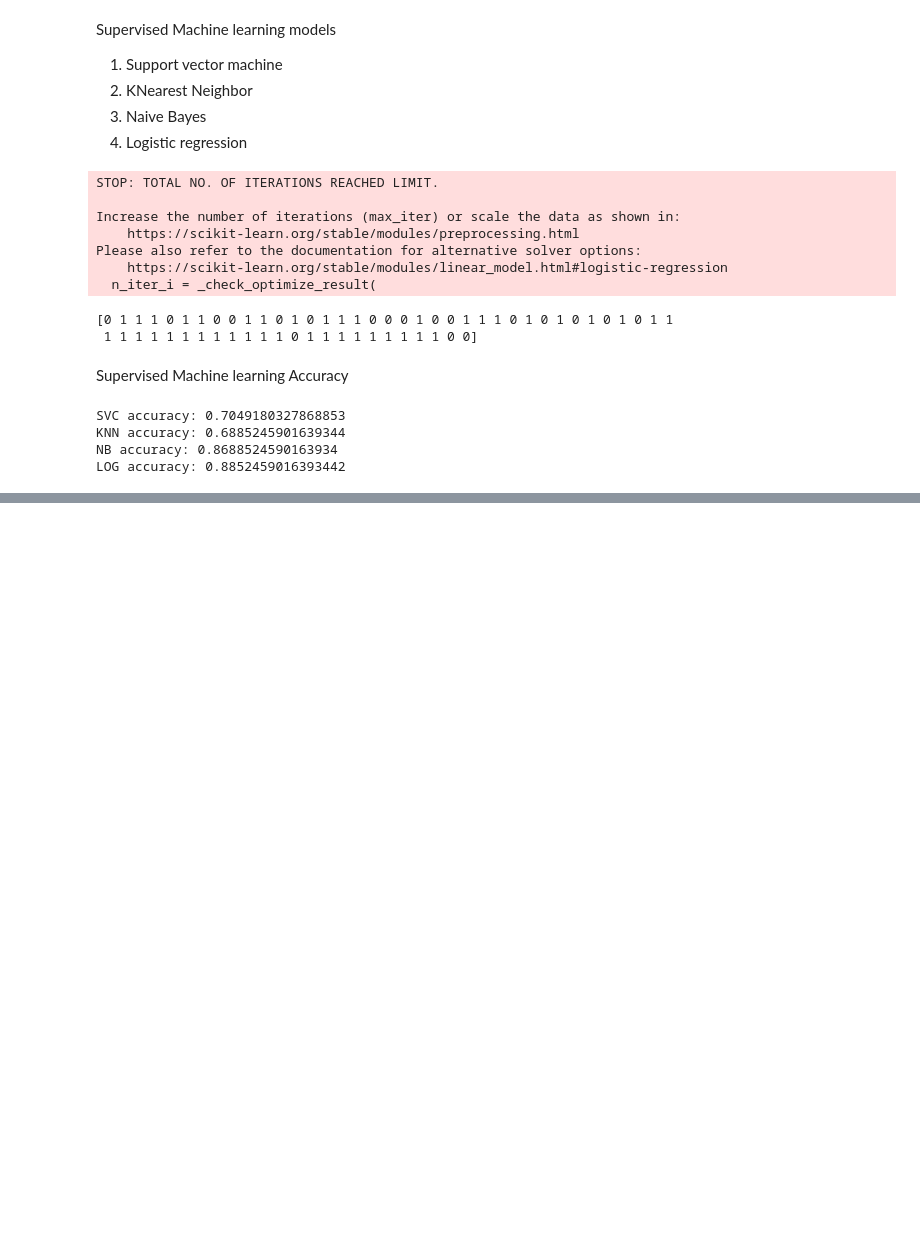
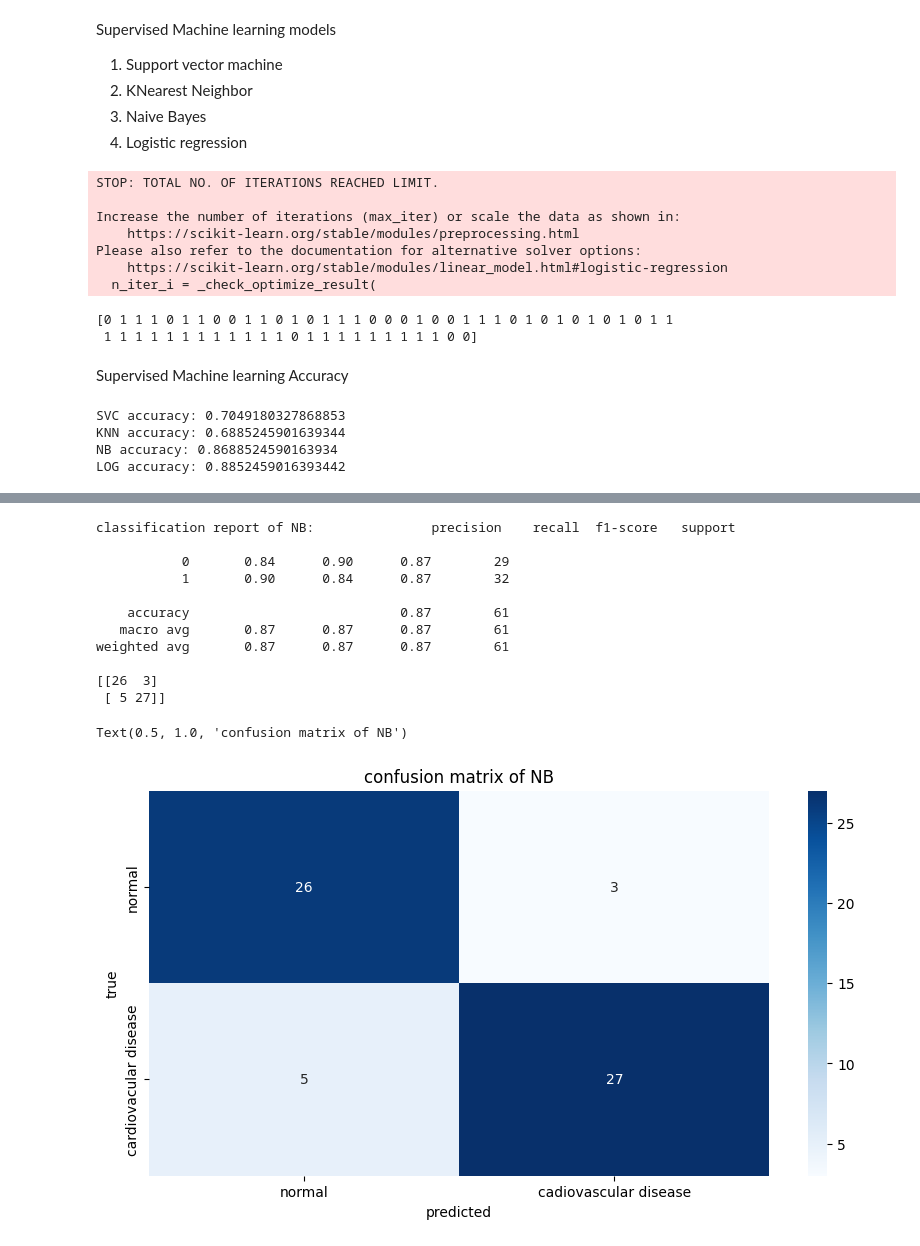
Before and after one commit to Teegee2000/cardiovascular-disease-predictions-leveraging-supervised-and-ensemble-machine-learning-models, a Jupyter notebook: cardiovascular_disease_(uci)_dataset.ipynb, the cells around one changed output, grey strips where cells are left out. Cells and saved outputs as stored; diff of their text form; code cells hidden in the pictures; blank space fills up the shorter version.

```diff
--- a/cardiovascular_disease_(uci)_dataset.ipynb
+++ b/cardiovascular_disease_(uci)_dataset.ipynb
@@ -276,0 +329,25 @@ LOG accuracy: 0.8852459016393442
+# %%
+print (f'classification report of NB: {classification_report(y_test, NB_pred)}')
+con_matrix = confusion_matrix(y_test, NB_pred)
+print (con_matrix)
+
+##plot confusion graph
+plt.figure(figsize=(10,5))
+sns.heatmap(con_matrix, annot=True, fmt='d',cmap='Blues',xticklabels=['normal','cadiovascular disease'], yticklabels=['normal','cardiovacular disease'])
+plt.xlabel('predicted')
+plt.ylabel('true')
+plt.title('confusion matrix of NB')
+# %% [output]
+classification report of NB:               precision    recall  f1-score   support
+
+           0       0.84      0.90      0.87        29
+           1       0.90      0.84      0.87        32
+
+    accuracy                           0.87        61
+   macro avg       0.87      0.87      0.87        61
+weighted avg       0.87      0.87      0.87        61
+
+[[26  3]
+ [ 5 27]]
+Text(0.5, 1.0, 'confusion matrix of NB')
+[figure, added]
```
Also changed, not shown: parts of 9 cells of this notebook.
